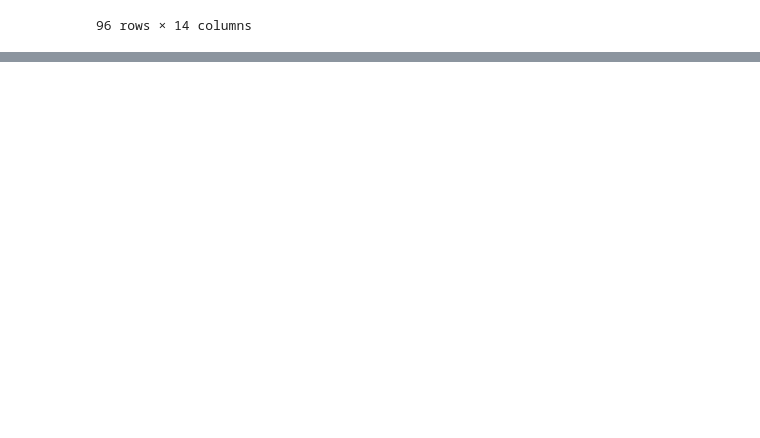
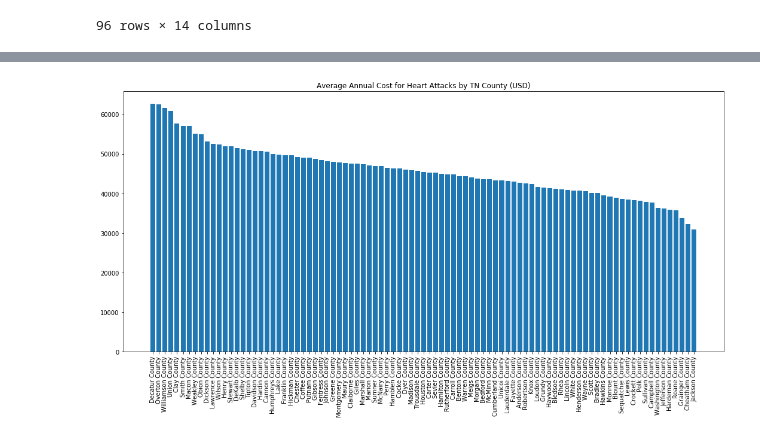
Before and after one commit to kiwi-dan/vanderbilt-data-essentials-cohort-2, a Jupyter notebook: data/weekone.ipynb, the cells around one changed output, grey strips where cells are left out. Saved outputs shown, nothing was run; the diff lists cells and outputs as text; code cells hidden in the pictures; blank space fills up the shorter version.

```diff
--- a/data/weekone.ipynb
+++ b/data/weekone.ipynb
@@ -390,0 +457,11 @@ income_county_agg
+# %%
+ha_costs_df_tn = ha_costs_df_tn.sort_values('analysis_value', ascending = False)
+
+plt.figure(figsize = (18,8)) #this resize has to be before plt.bar
+
+plt.bar(ha_costs_df_tn.county, ha_costs_df_tn.analysis_value)
+plt.title("Average Annual Cost for Heart Attacks by TN County (USD)")
+plt.xticks(rotation = 90)
+plt.show()
+# %% [output]
+[figure, added]
```
Also changed, not shown: parts of 14 cells of this notebook.
